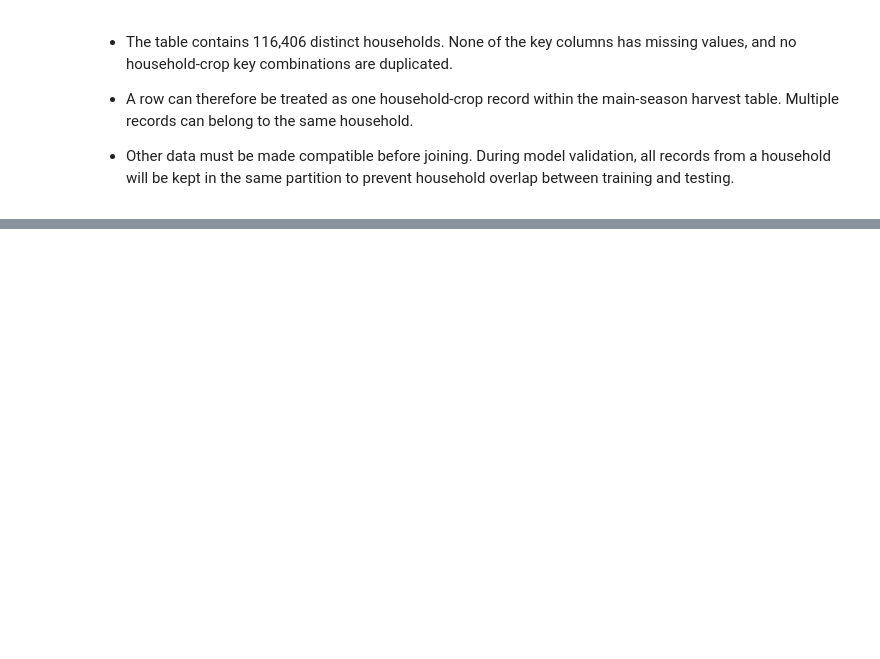
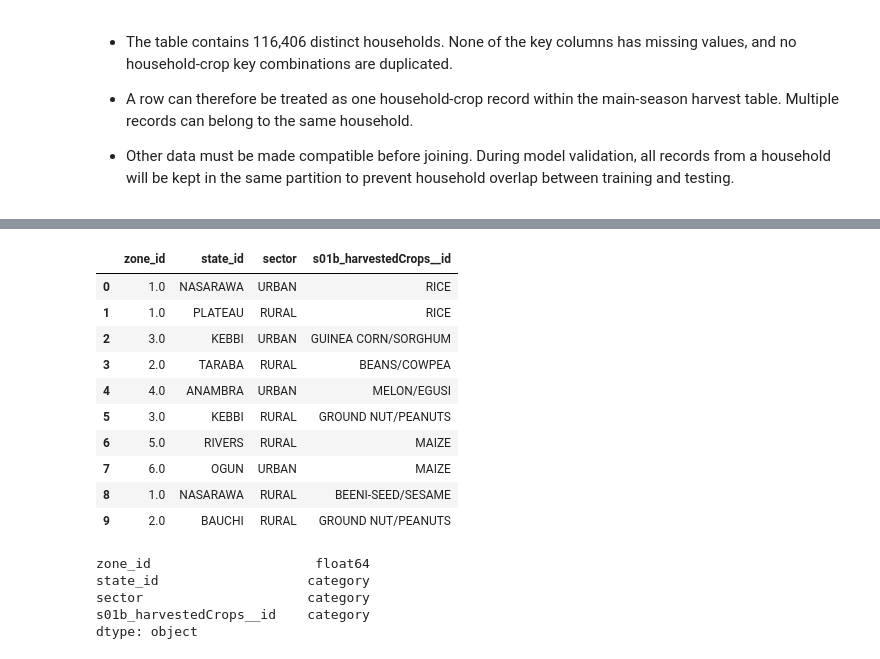
Before and after one commit to Chizycodes/nass-harvest-loss-prediction, a Jupyter notebook: notebooks/01_data_exploration.ipynb, the cells around one changed output, grey strips where cells are left out. Saved outputs shown, nothing was run; the diff lists cells and outputs as text; code cells hidden in the pictures; blank space fills up the shorter version.

```diff
--- a/notebooks/01_data_exploration.ipynb
+++ b/notebooks/01_data_exploration.ipynb
@@ -161,0 +191,27 @@ Loss amounts, loss percentages, and reasons for loss will not be used to predict
+# %%
+candidate_predictors = [
+  "zone_id",
+  "state_id",
+  "sector",
+  "s01b_harvestedCrops__id"
+]
+
+display(harvest[candidate_predictors].head(10))
+display(harvest[candidate_predictors].dtypes)
+# %% [output]
+|  | zone_id | state_id | sector | s01b_harvestedCrops__id |
+| 0 | 1.0 | NASARAWA | URBAN | RICE |
+| 1 | 1.0 | PLATEAU | RURAL | RICE |
+| 2 | 3.0 | KEBBI | URBAN | GUINEA CORN/SORGHUM |
+| 3 | 2.0 | TARABA | RURAL | BEANS/COWPEA |
+| 4 | 4.0 | ANAMBRA | URBAN | MELON/EGUSI |
+| 5 | 3.0 | KEBBI | RURAL | GROUND NUT/PEANUTS |
+| 6 | 5.0 | RIVERS | RURAL | MAIZE |
+| 7 | 6.0 | OGUN | URBAN | MAIZE |
+| 8 | 1.0 | NASARAWA | RURAL | BEENI-SEED/SESAME |
+| 9 | 2.0 | BAUCHI | RURAL | GROUND NUT/PEANUTS |
+zone_id                     float64
+state_id                   category
+sector                     category
+s01b_harvestedCrops__id    category
+dtype: object
```
Also changed, not shown: parts of 12 cells of this notebook.
